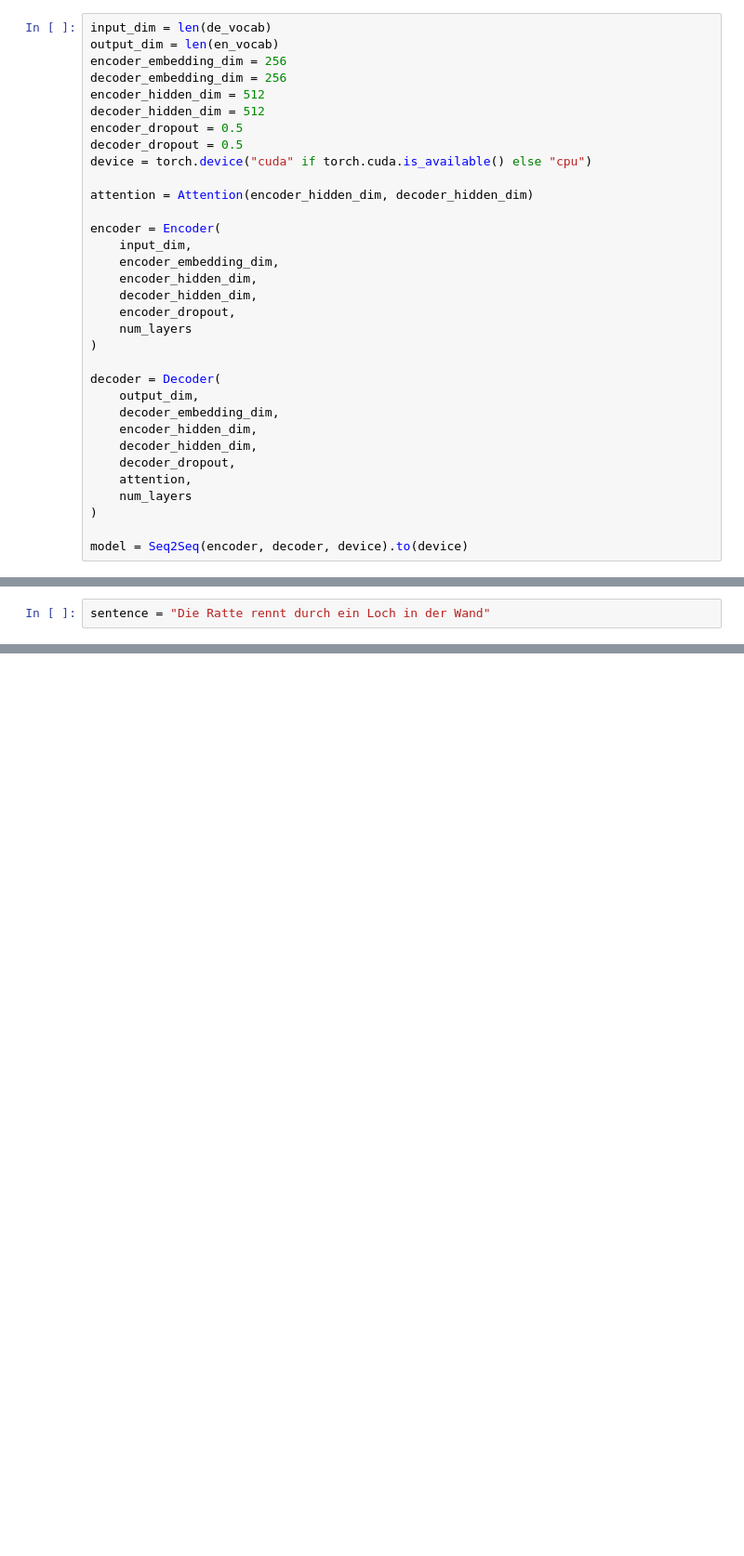
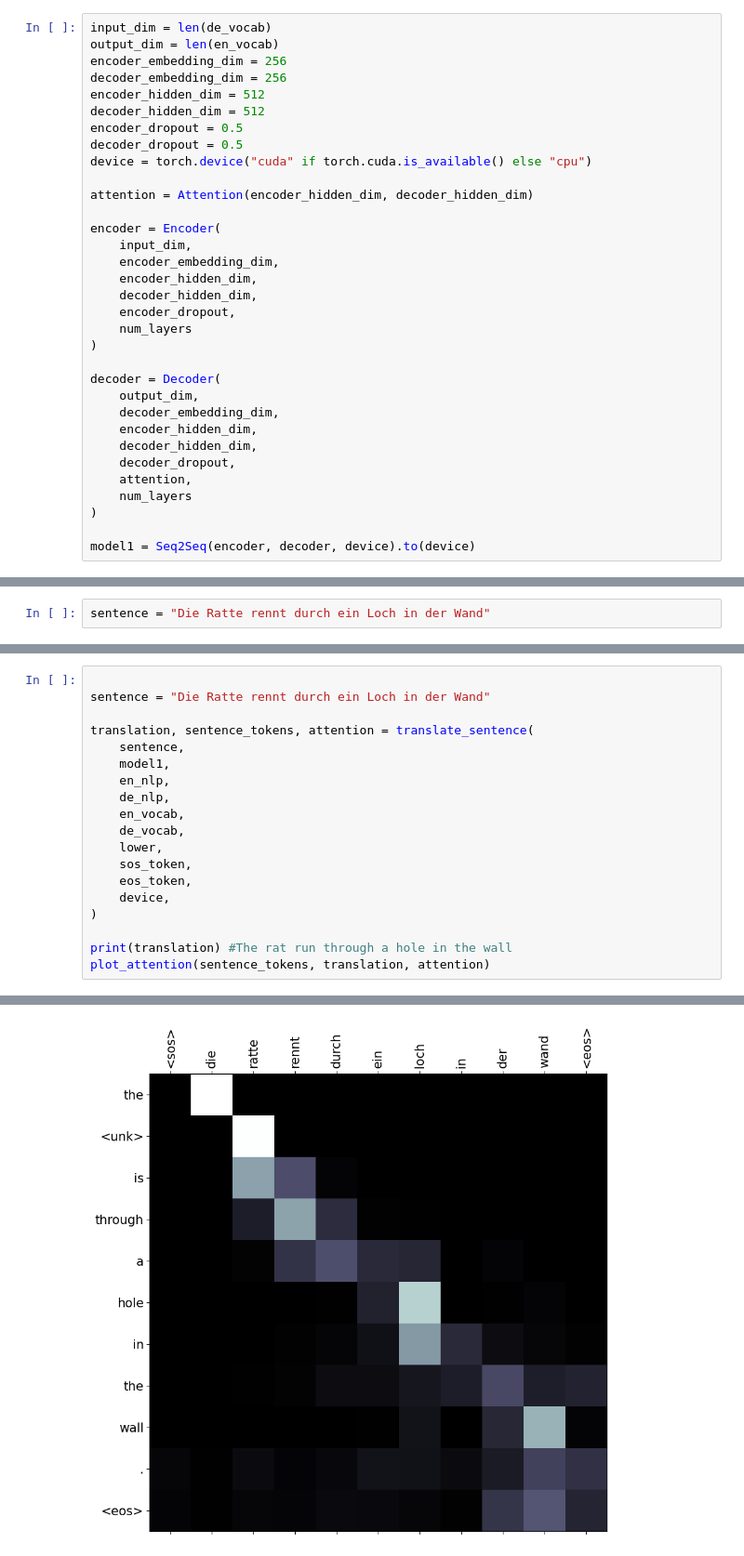
Before and after one commit to AmoguJUduka/MachineLearning, a Jupyter notebook: DeepLearningAssignments/BasicLSTM_Pytorch.ipynb, the cells around one changed output, grey strips where cells are left out. Shown: that part at 93% size. Drawn from its saved outputs; the diff is of its cells as text; blank space fills up the shorter version.

```diff
--- a/DeepLearningAssignments/BasicLSTM_Pytorch.ipynb
+++ b/DeepLearningAssignments/BasicLSTM_Pytorch.ipynb
@@ -448,7 +447,7 @@ decoder = Decoder(
     num_layers
 )
 
-model = Seq2Seq(encoder, decoder, device).to(device)
+model1 = Seq2Seq(encoder, decoder, device).to(device)
 # %%
 def init_weights(m):
     for name, param in m.named_parameters():
@@ -799,0 +948,20 @@ plot_attention(sentence_tokens, translation, attention)
+# %%
+
+sentence = "Die Ratte rennt durch ein Loch in der Wand"
+
+translation, sentence_tokens, attention = translate_sentence(
+    sentence,
+    model1,
+    en_nlp,
+    de_nlp,
+    en_vocab,
+    de_vocab,
+    lower,
+    sos_token,
+    eos_token,
+    device,
+)
+
+print(translation) #The rat run through a hole in the wall
+plot_attention(sentence_tokens, translation, attention)
+# %% [output]
@@ -799,0 +969 @@ plot_attention(sentence_tokens, translation, attention)
+[figure, added]
```
Also changed, not shown: parts of 53 cells of this notebook.
